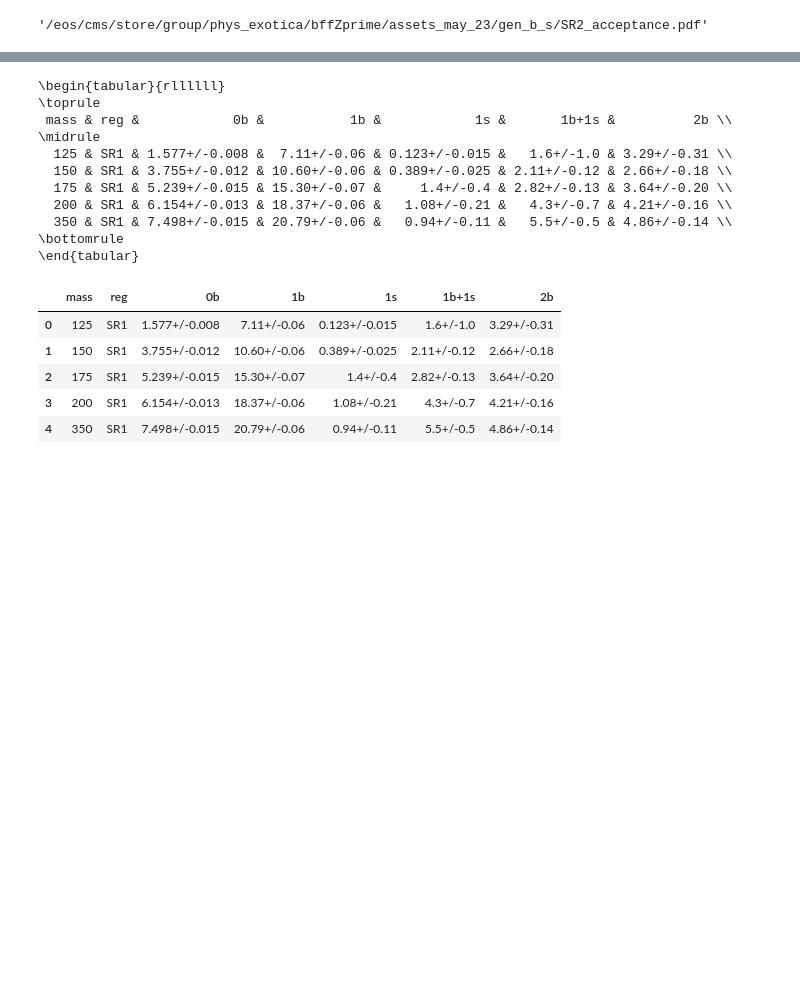
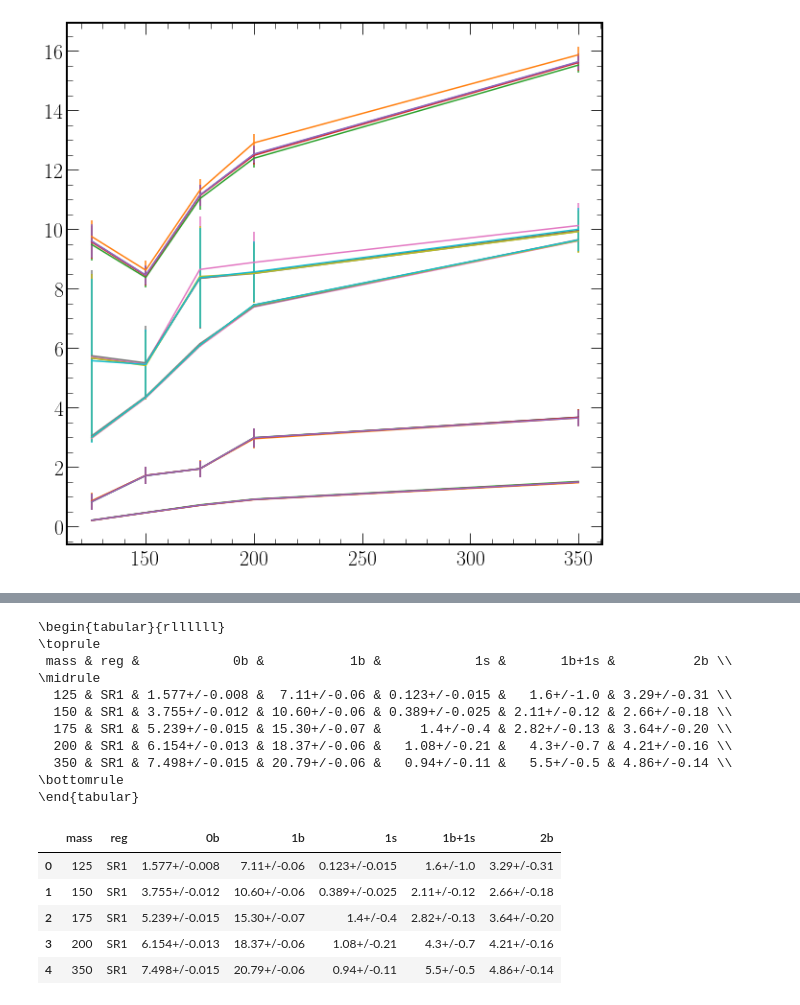
Before and after one commit to rymuelle/bff_plotting_code_v3, a Jupyter notebook: 1_b_s_multiplicty_plot.ipynb, the cells around one changed output, grey strips where cells are left out. Drawn from its saved outputs; the diff is of its cells as text; code cells hidden in the pictures; blank space fills up the shorter version.

```diff
--- a/1_b_s_multiplicty_plot.ipynb
+++ b/1_b_s_multiplicty_plot.ipynb
@@ -193,4 +333,7 @@ def average_df(**kwargs):
 # %%
-def get_nom_values(series):
-    nom, err = series.apply(unumpy.nominal_values), series.apply(unumpy.std_devs)
-    return nom.to_numpy(), err.to_numpy()
+fig, ax = plt.subplots()
+for rat in ['rat_0b', 'rat_1b', 'rat_1s', 'rat_1b1s', 'rat_2b']:
+    for w in rdf.weight.unique():
+        draw_by_reg_weight(ax, 'SR2',  w, rat)
+# %% [output]
+[figure, added]
@@ -202,4 +339,0 @@ def plot_series(ax, key):
-# %%
-'{}/gen_b_s/SR2_acceptance.pdf'.format(output_dir)
-# %% [output]
-'/eos/cms/store/group/phys_exotica/bffZprime/assets_may_23/gen_b_s/SR2_acceptance.pdf'
```
Also changed, not shown: parts of 35 cells of this notebook.
